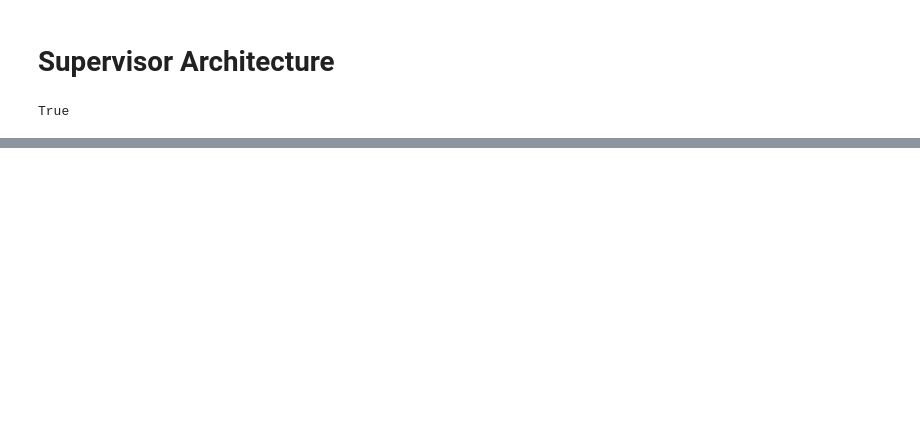
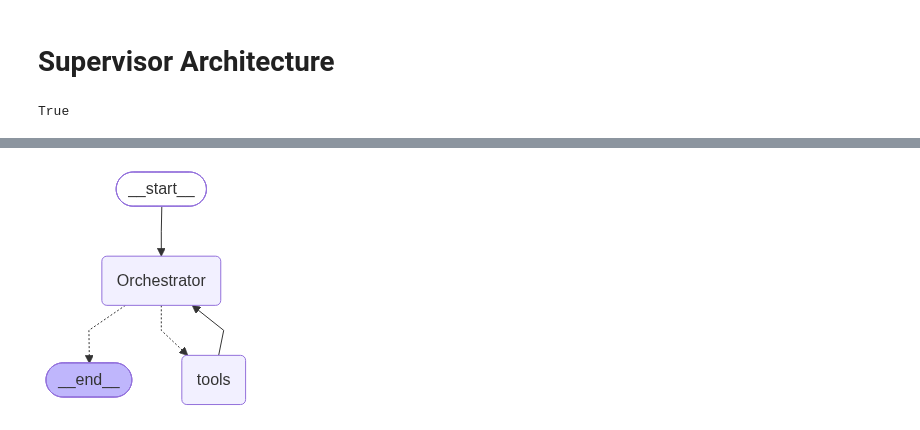
Before and after one commit to aryan-nimje/SDLC-using-Lang-Graph, a Jupyter notebook: agent_testing_grounds/supervisor_architecture.ipynb, the cells around one changed output, grey strips where cells are left out. Saved outputs shown, nothing was run; the diff lists cells and outputs as text; code cells hidden in the pictures; blank space fills up the shorter version.

```diff
--- a/agent_testing_grounds/supervisor_architecture.ipynb
+++ b/agent_testing_grounds/supervisor_architecture.ipynb
@@ -103,0 +189,26 @@ graph
+# %%
+orchestrating_tools = [designing_agent, planning_agent]
+
+orchestrator = llm.bind_tools(tools = orchestrating_tools)
+
+def orchs(state:State):
+    response = orchestrator.invoke(state['messages'])
+    return {"messages": [response]}
+
+orchestrator_graph_builder = StateGraph(State)
+
+orchestrator_graph_builder.add_node("Orchestrator", orchs)
+orchestrator_graph_builder.add_node("tools", ToolNode(tools = orchestrating_tools))
+
+orchestrator_graph_builder.add_edge(START, "Orchestrator")
+orchestrator_graph_builder.add_conditional_edges(
+    "Orchestrator",
+    tools_condition
+)
+orchestrator_graph_builder.add_edge("tools", "Orchestrator")
+
+orchestration = orchestrator_graph_builder.compile()
+# %%
+orchestration
+# %% [output]
+[figure, added]
```
Also changed, not shown: parts of 23 cells of this notebook, 4 other files.
